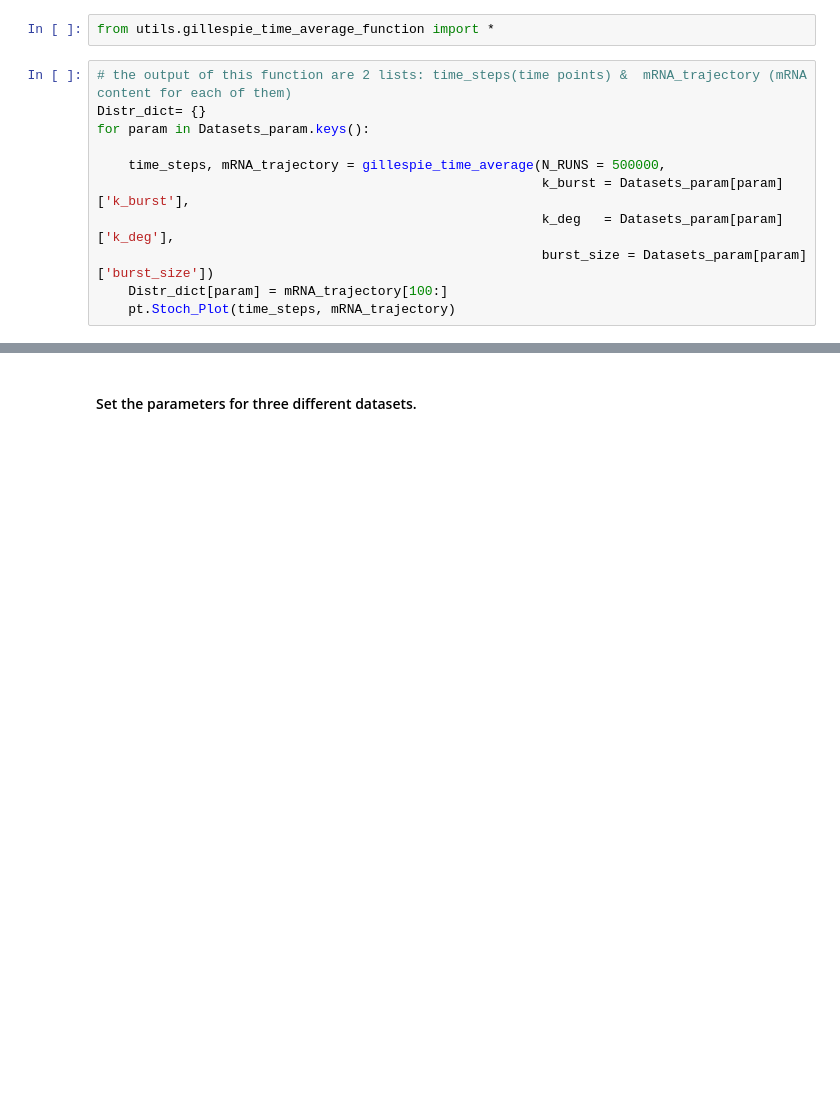
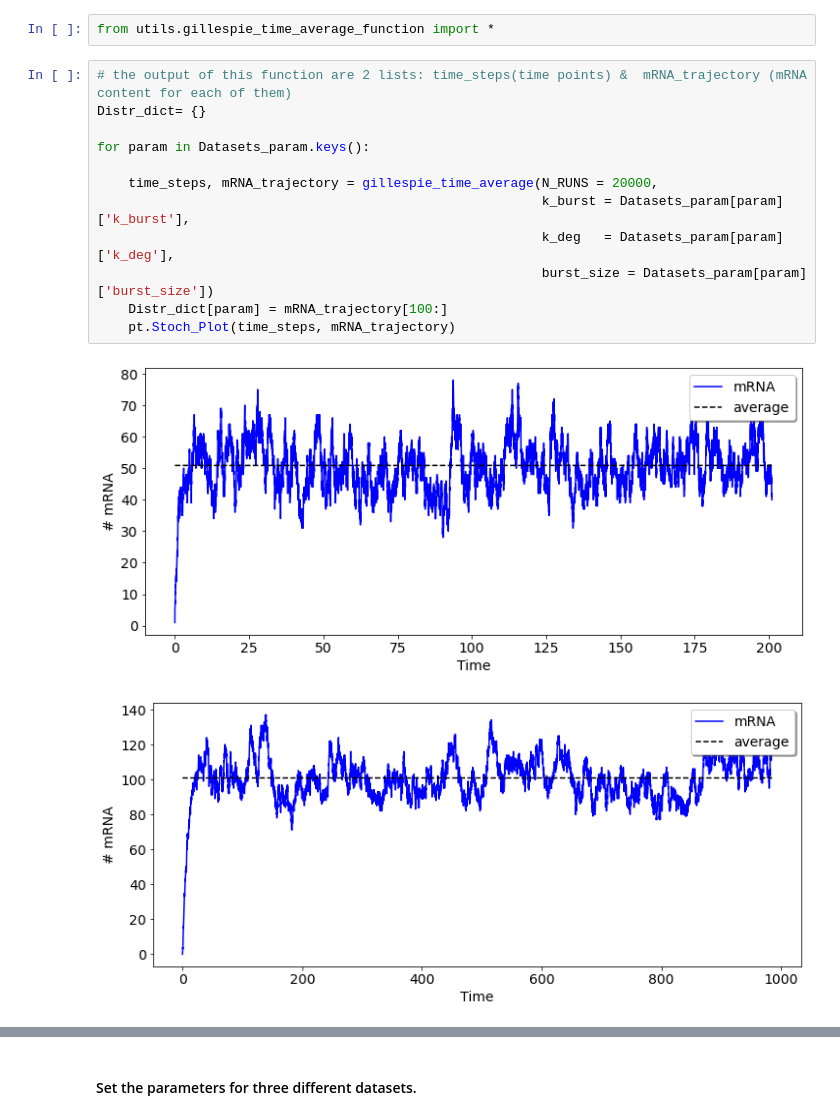
Before and after one commit to StefaniAstrologo/Lake-Como-School_Tutorial_2021, a Jupyter notebook: Crash_Stochastic_Tutorial.ipynb, the cells around one changed output, grey strips where cells are left out. Cells and saved outputs as stored; diff of their text form; blank space fills up the shorter version.

```diff
--- a/Crash_Stochastic_Tutorial.ipynb
+++ b/Crash_Stochastic_Tutorial.ipynb
@@ -353,11 +381,15 @@ from utils.gillespie_time_average_function import *
 # %%
 # the output of this function are 2 lists: time_steps(time points) &  mRNA_trajectory (mRNA content for each of them)
 Distr_dict= {}
+
 for param in Datasets_param.keys():
 
-    time_steps, mRNA_trajectory = gillespie_time_average(N_RUNS = 500000,
+    time_steps, mRNA_trajectory = gillespie_time_average(N_RUNS = 20000,
                                                          k_burst = Datasets_param[param]['k_burst'],
                                                          k_deg   = Datasets_param[param]['k_deg'],
                                                          burst_size = Datasets_param[param]['burst_size'])
     Distr_dict[param] = mRNA_trajectory[100:]
     pt.Stoch_Plot(time_steps, mRNA_trajectory)
+# %% [output]
+[figure, added]
+[figure, added]
```
Also changed, not shown: parts of 14 cells of this notebook, 2 other files.
